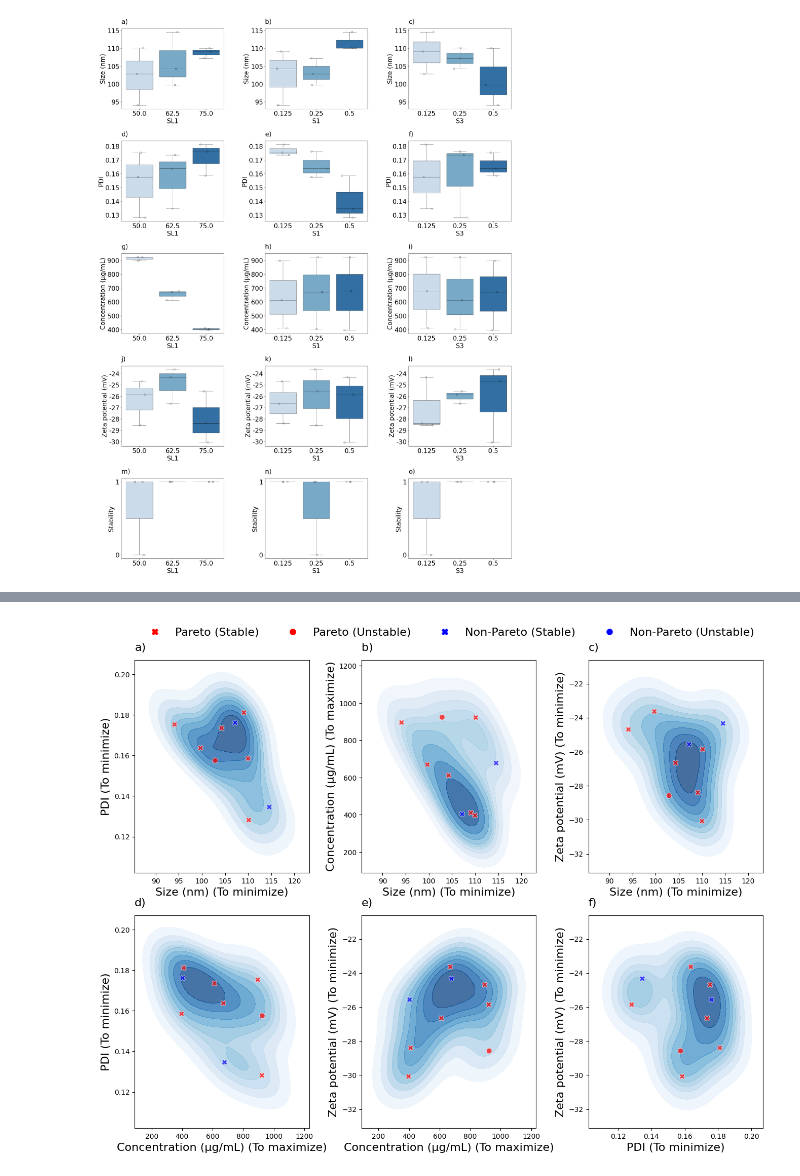
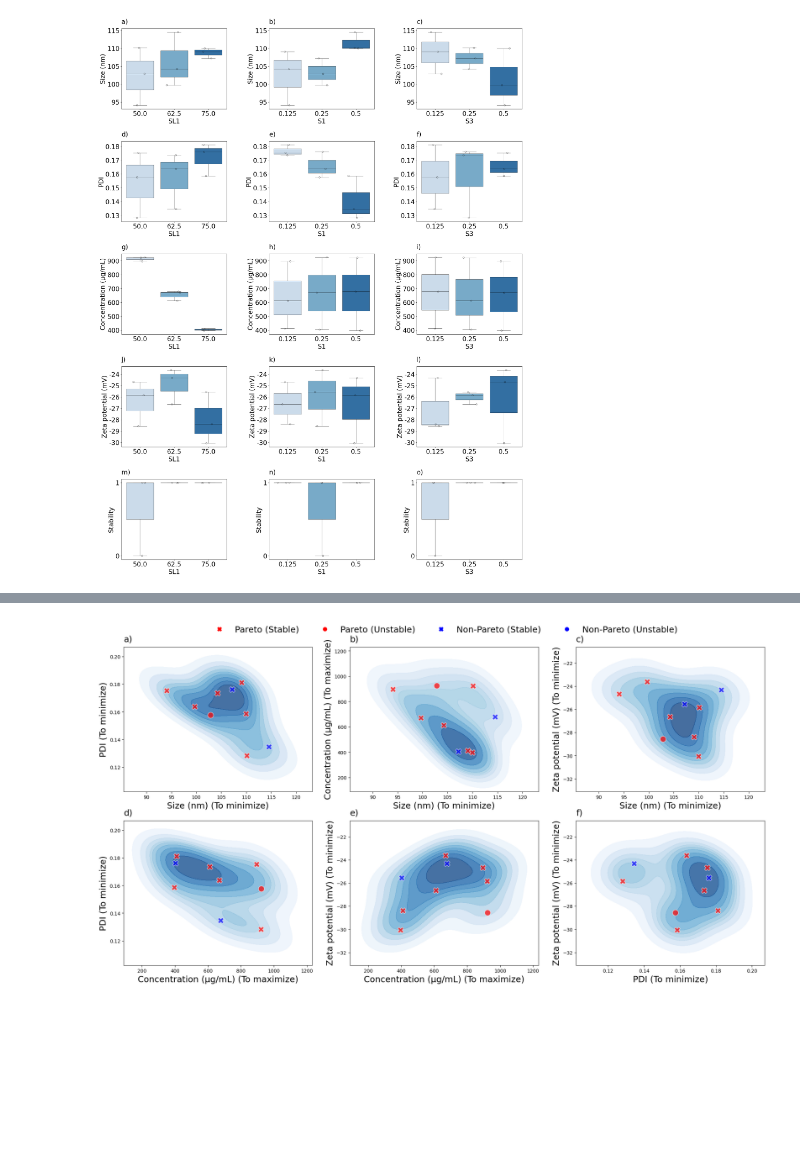
Before and after one commit to ZeqingBao/SDL5_Nano, a Jupyter notebook: 2nd_round_screening/2nd_data_analysis.ipynb, the cells around one changed output, grey strips where cells are left out. Drawn from its saved outputs; the diff is of its cells as text; code cells hidden in the pictures; blank space fills up the shorter version.

```diff
--- a/2nd_round_screening/2nd_data_analysis.ipynb
+++ b/2nd_round_screening/2nd_data_analysis.ipynb
@@ -451,8 +547,8 @@ def distribution(x, y , ax , ann):
 # %%
 # Plot the distribution
 
-fig = plt.figure(figsize=(36, 36))
-grid = plt.GridSpec(5, 4, wspace=0.4, hspace=0.4)
+fig = plt.figure(figsize=(27, 36))
+grid = plt.GridSpec(5, 3, wspace=0.4, hspace=0.4)
 
 x_list = [ 'SL1', 'S1', 'S3']
 y_list = ['Size (nm)', 'PDI', 'Concentration (µg/mL)', 'Zeta potential (mV)', 'Stability', ]
@@ -528,7 +624,7 @@ table
 
 
 def contour(data, prop_1, prop_2, ax, ann, scheme='Blues'):
-    fontsize = 16
+    fontsize = 18
 
     sns.kdeplot(
         data=data, x=prop_1, y=prop_2,
@@ -550,7 +646,7 @@ def contour(data, prop_1, prop_2, ax, ann, scheme='Blues'):
         markers={0: 'o', 1: 'X'},  # Circle for unstable, X for stable
         edgecolor="white",
         alpha=0.7,
-        s=60,
+        s=150,
         ax=ax
     )
 
@@ -589,30 +685,30 @@ def contour(data, prop_1, prop_2, ax, ann, scheme='Blues'):
 # %%
 # Plot the contour plots
 
-fig = plt.figure(figsize=(16, 12))
-grid = plt.GridSpec(2, 3, wspace=0.3, hspace=0.2)
+fig = plt.figure(figsize=(24, 12))
+grid = plt.GridSpec(2, 3, wspace=0.2, hspace=0.2)
 
 ax1 = fig.add_subplot(grid[0, 0])
 contour(doe, 'Size (nm)', 'PDI', ax1, 'a)')
 
 ax2 = fig.add_subplot(grid[0, 1])
 contour(doe, 'Size (nm)', 'Concentration (µg/mL)', ax2, 'b)')
 
 ax3 = fig.add_subplot(grid[0, 2])
 contour(doe, 'Size (nm)', 'Zeta potential (mV)', ax3, 'c)')
 
 ax4 = fig.add_subplot(grid[1, 0])
 contour(doe, 'Concentration (µg/mL)', 'PDI', ax4, 'd)')
 
 ax5 = fig.add_subplot(grid[1, 1])
 contour(doe, 'Concentration (µg/mL)', 'Zeta potential (mV)', ax5, 'e)')
 
 ax6 = fig.add_subplot(grid[1, 2])
 contour(doe, 'PDI', 'Zeta potential (mV)', ax6, 'f)')
 
 
 fig.patch.set(facecolor='none')
 fig.canvas.print_figure('Contour.png', dpi=600)
 plt.show()
 # %% [output]
-[figure, old version]
+[figure, new version]
```
Also changed, not shown: parts of 9 cells of this notebook, 16 other files.
